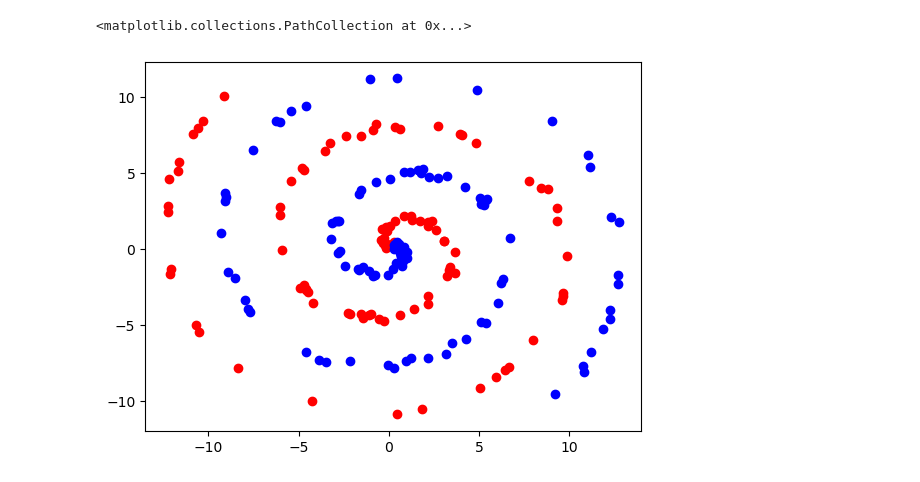
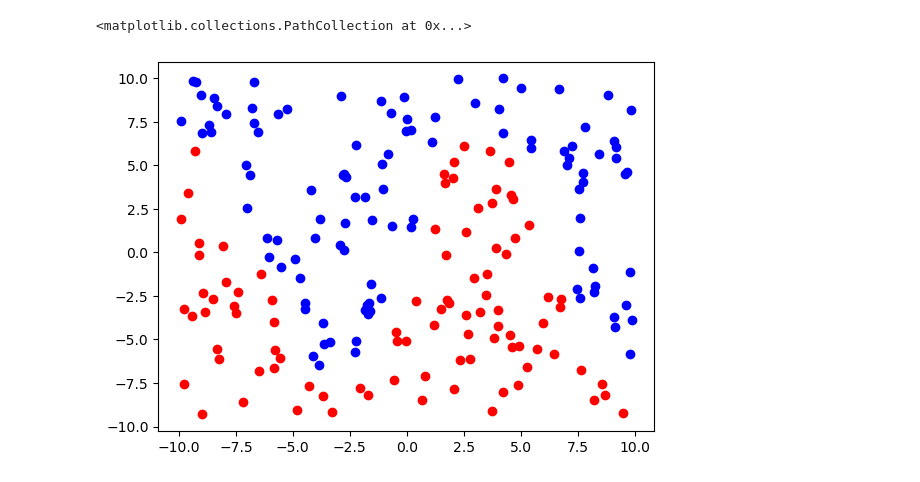
Before and after one commit to StevenDuanCao/nn-from-scratch, a Jupyter notebook: demo.ipynb, the cells around one changed output. Drawn from its saved outputs; the diff is of its cells as text; code cells hidden in the pictures.

Commit message:
added demo decision boundary

```diff
--- a/demo.ipynb
+++ b/demo.ipynb
@@ -1,26 +1,23 @@
 # %%
 import numpy as np
 import matplotlib.pyplot as plt
 from nn_from_scratch.nn import MLP
 
-# DEMO: train binary classification model with a non-linear decision boundary
-def generate_spiral_data(n_points, noise=0.5):
-    n = np.random.rand(n_points, 1) * 780 * (2*np.pi) / 360
-    x1 = -np.cos(n) * n + np.random.rand(n_points, 1) * noise
-    y1 = np.sin(n) * n + np.random.rand(n_points, 1) * noise
-    x2 = np.cos(n) * n + np.random.rand(n_points, 1) * noise
-    y2 = -np.sin(n) * n + np.random.rand(n_points, 1) * noise
-    X = np.vstack((np.hstack((x1, y1)), np.hstack((x2, y2))))
-    Y = np.hstack((np.zeros(n_points), np.ones(n_points)))
-    return X, Y
+# DEMO: train neural network to classify nonlinear data
 
-# plotting data
-X, Y = generate_spiral_data(100)
+# generate data
+def nonlinear_boundary(x):
+    return 7 * np.sin(0.5 * x)
+
+n_samples = 200
+X = np.random.uniform(-10, 10, (n_samples, 2))
+Y = (X[:, 1] > nonlinear_boundary(X[:, 0]))
+
 plt.figure()
 plt.scatter(X[Y == 0, 0], X[Y == 0, 1], color='red')
 plt.scatter(X[Y == 1, 0], X[Y == 1, 1], color='blue')
 # %% [output]
 <matplotlib.collections.PathCollection at 0x...>
-[figure, old version]
+[figure, new version]
 # %%
 # initalize model
```
Also changed, not shown: parts of 2 cells of this notebook, 1 other file.
